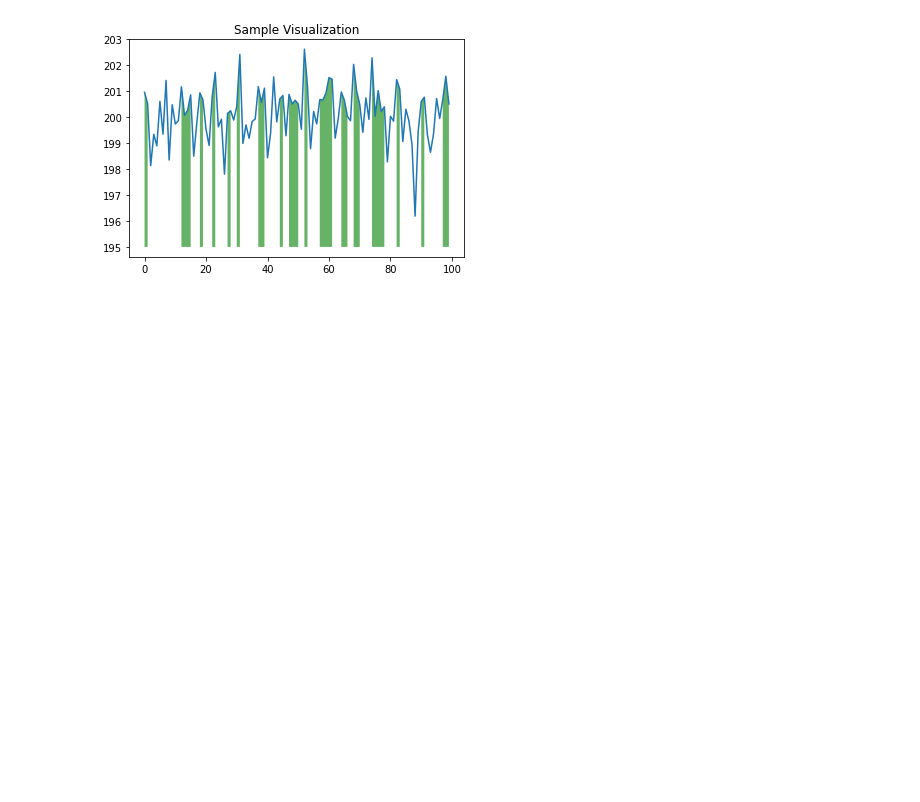
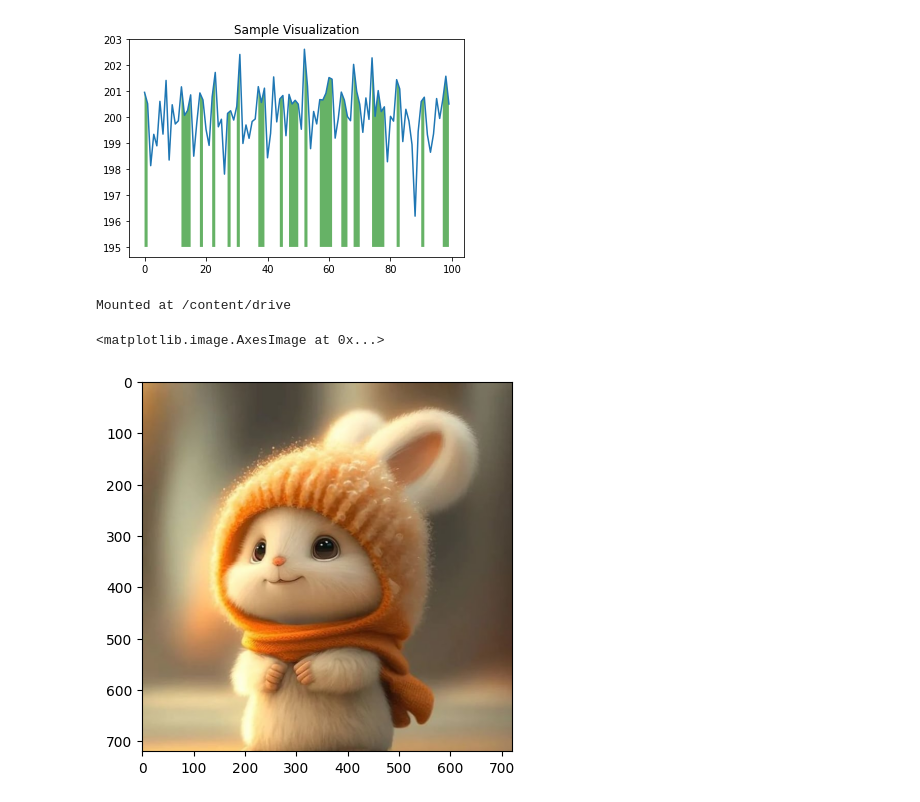
Before and after one commit to 6vamsi/FMML-projects-and-works, a Jupyter notebook: FMML_2023_Basics_of_Python.ipynb, the cells around one changed output. Drawn from its saved outputs; the diff is of its cells as text; code cells hidden in the pictures; blank space fills up the shorter version.

```diff
--- a/FMML_2023_Basics_of_Python.ipynb
+++ b/FMML_2023_Basics_of_Python.ipynb
@@ -431,9 +431,16 @@ plt.show()
 # %% [output]
 [figure]
 # %%
-## Question 3 : Upload an image to your google drive, Use plt.imread to read image from the google drive and then print that image using plt.imshow
-
-
+## Question 3 : Upload an image to  your google drive, Use plt.imread to read image from the google drive and then print that image using plt.imshow
+from google.colab import drive
+drive.mount('/content/drive')
+file_path = "/content/drive/MyDrive/Flower.jpg"
+arr = plt.imread(file_path)
+plt.imshow(arr)
 ## Answer 3 :
 
 ## 1) make sure drive is loaded and then upload a test image onto your drive
+# %% [output]
+Mounted at /content/drive
+<matplotlib.image.AxesImage at 0x...>
+[figure, added]
```
